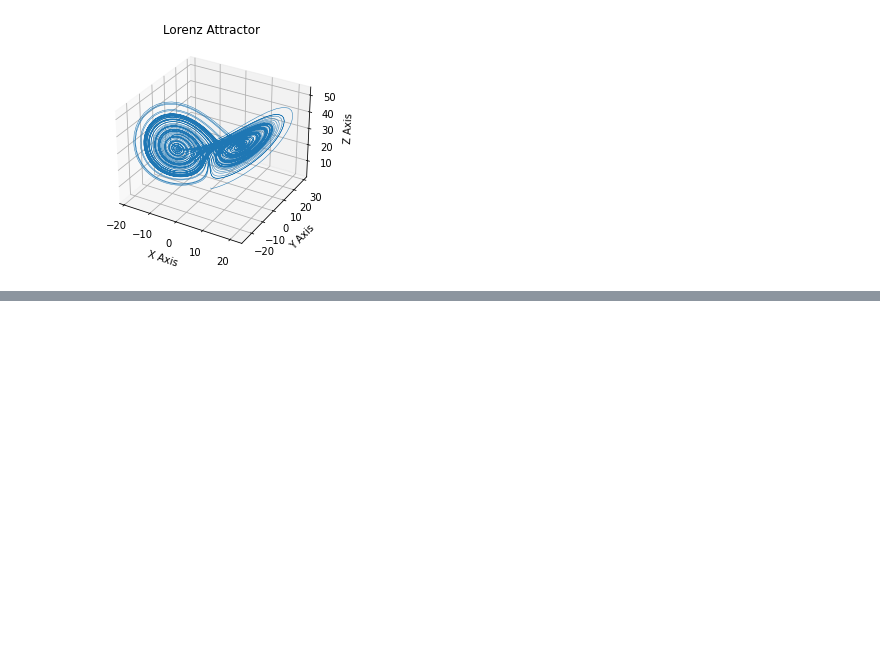
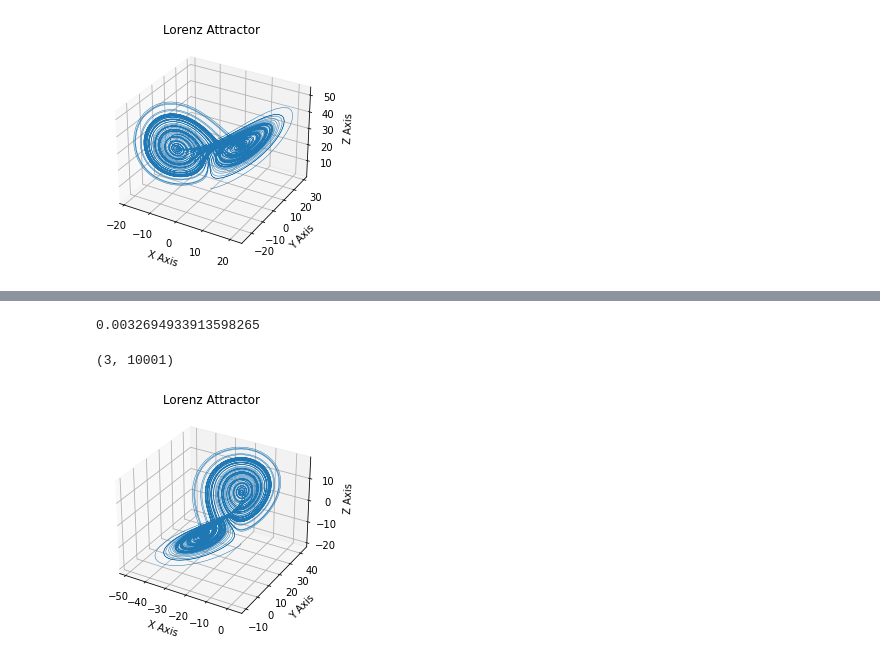
Before and after one commit to lluo02/AI-In-Complex-Systems, a Jupyter notebook: Untitled4.ipynb, the cells around one changed output, grey strips where cells are left out. Drawn from its saved outputs; the diff is of its cells as text; code cells hidden in the pictures; blank space fills up the shorter version.

```diff
--- a/Untitled4.ipynb
+++ b/Untitled4.ipynb
@@ -151,0 +284,28 @@ plt.show()
+# %%
+def mse(Y_pred, Y_true) :
+    return np.square(np.subtract(Y_true,Y_pred)).mean()
+
+mse(test_outputs[:,0], test[:,0])
+# %% [output]
+0.0032694933913598265
+# %%
+U, S, V = np.linalg.svd(data)
+B = V[:][:3]
+data_svd = np.linalg.solve(V, data.T)
+# %%
+data_svd.shape
+# %% [output]
+(3, 10001)
+# %%
+# Plot
+ax = plt.figure().add_subplot(projection='3d')
+
+ax.plot(data_svd[0], data_svd[1], data_svd[2], lw=0.5)
+ax.set_xlabel("X Axis")
+ax.set_ylabel("Y Axis")
+ax.set_zlabel("Z Axis")
+ax.set_title("Lorenz Attractor")
+
+plt.show()
+# %% [output]
+[figure, added]
```
Also changed, not shown: parts of 18 cells of this notebook, 1 other file.
